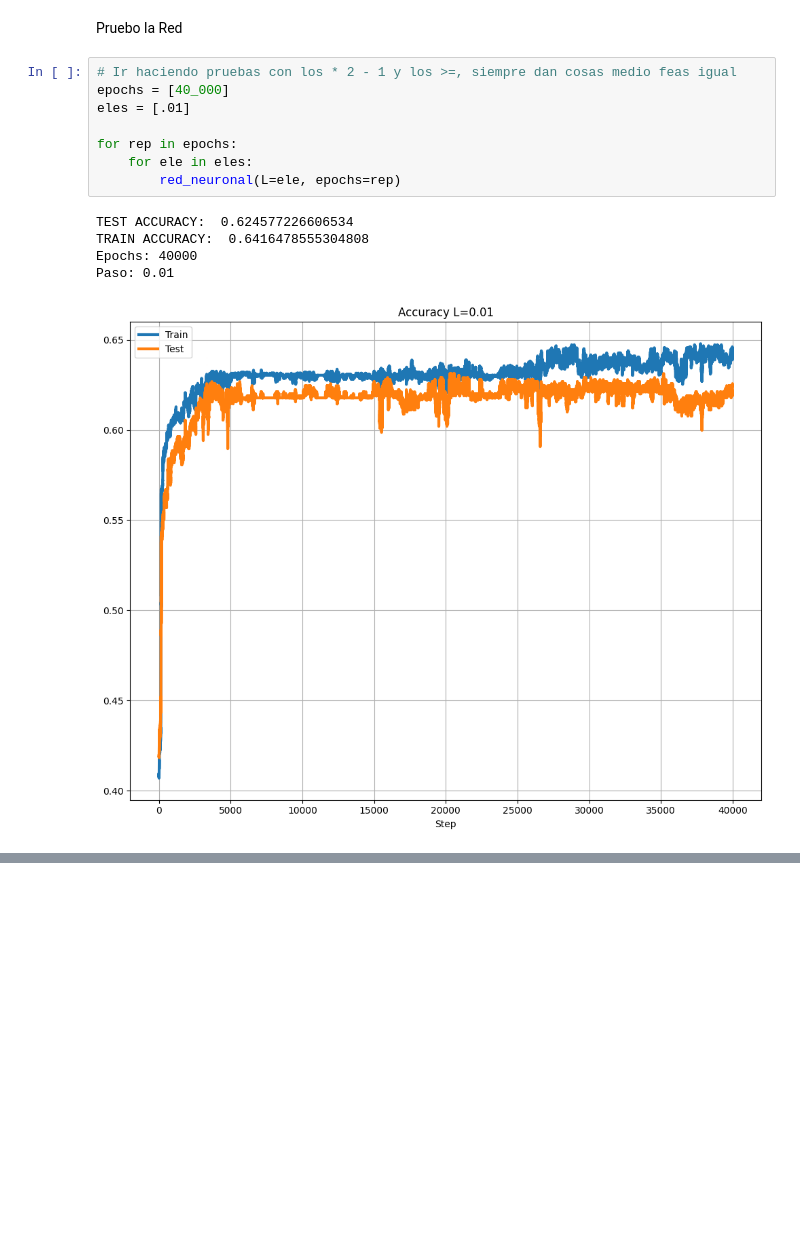
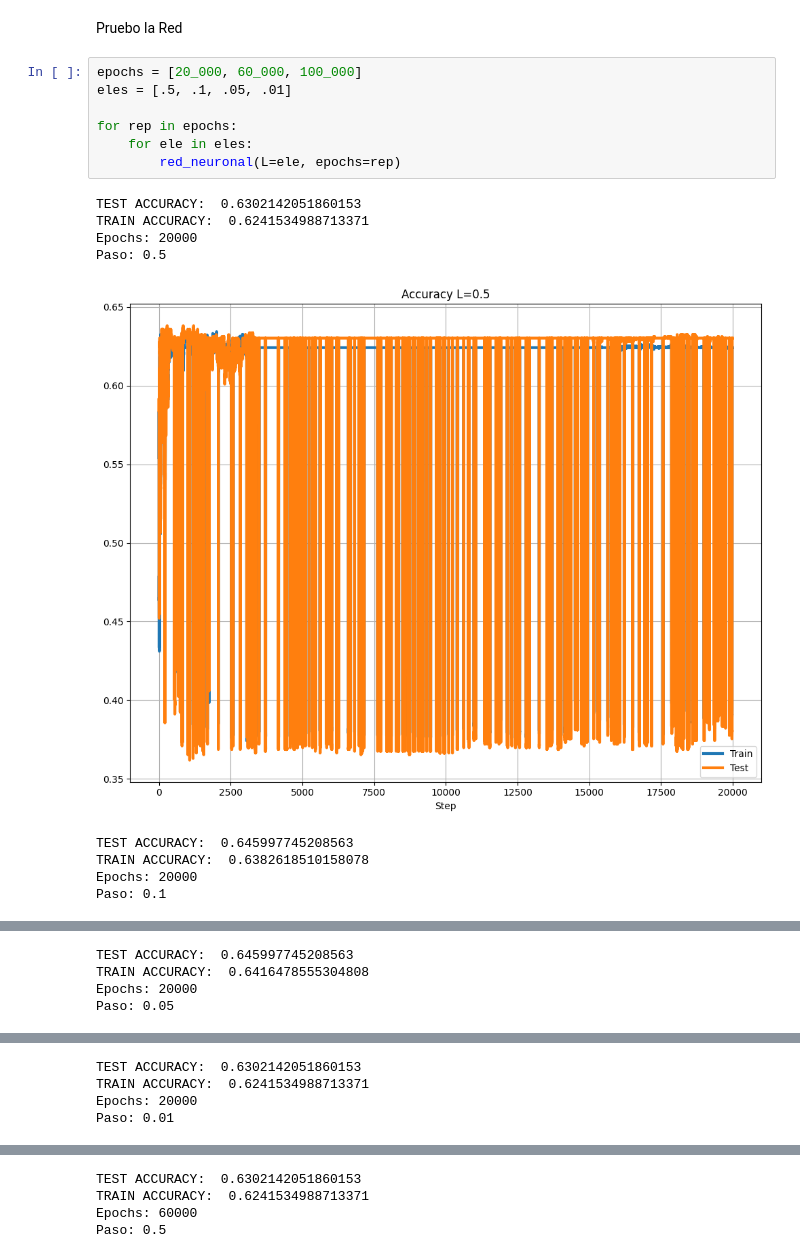
Before and after one commit to nicocernadas/Neural-Network, a Jupyter notebook: JupiterBook.ipynb, the cells around one changed output, grey strips where cells are left out. Saved outputs shown, nothing was run; the diff lists cells and outputs as text; blank space fills up the shorter version.

```diff
--- a/JupiterBook.ipynb
+++ b/JupiterBook.ipynb
@@ -571,16 +571,19 @@ def red_neuronal(L, epochs):
 # %% [markdown]
 Pruebo la Red
 # %%
-# Ir haciendo pruebas con los * 2 - 1 y los >=, siempre dan cosas medio feas igual
-epochs = [40_000]
-eles = [.01]
+epochs = [20_000, 60_000, 100_000]
+eles = [.5, .1, .05, .01]
 
 for rep in epochs:
     for ele in eles:
         red_neuronal(L=ele, epochs=rep)
 # %% [output]
-TEST ACCURACY:  0.624577226606534
-TRAIN ACCURACY:  0.6416478555304808
-Epochs: 40000
-Paso: 0.01
+TEST ACCURACY:  0.6302142051860153
+TRAIN ACCURACY:  0.6241534988713371
+Epochs: 20000
+Paso: 0.5
-[figure, old version]
+[figure, new version]
+TEST ACCURACY:  0.645997745208563
+TRAIN ACCURACY:  0.6382618510158078
+Epochs: 20000
+Paso: 0.1
@@ -586,0 +591,4 @@ Paso: 0.01
+TEST ACCURACY:  0.645997745208563
+TRAIN ACCURACY:  0.6416478555304808
+Epochs: 20000
+Paso: 0.05
@@ -586,0 +596,4 @@ Paso: 0.01
+TEST ACCURACY:  0.6302142051860153
+TRAIN ACCURACY:  0.6241534988713371
+Epochs: 20000
+Paso: 0.01
@@ -586,0 +601,4 @@ Paso: 0.01
+TEST ACCURACY:  0.6302142051860153
+TRAIN ACCURACY:  0.6241534988713371
+Epochs: 60000
+Paso: 0.5
```
Also changed, not shown: parts of 5 cells of this notebook.
